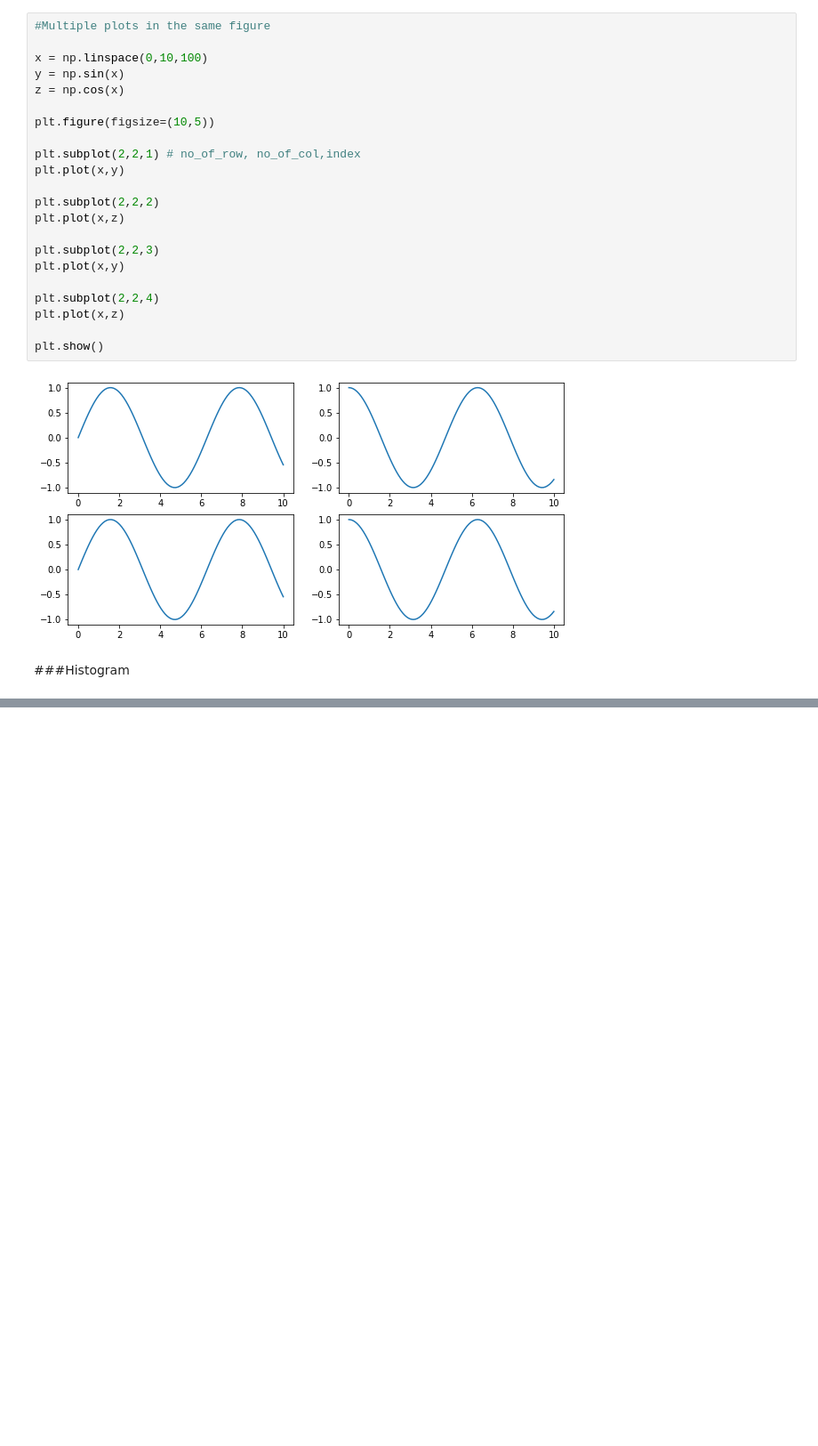
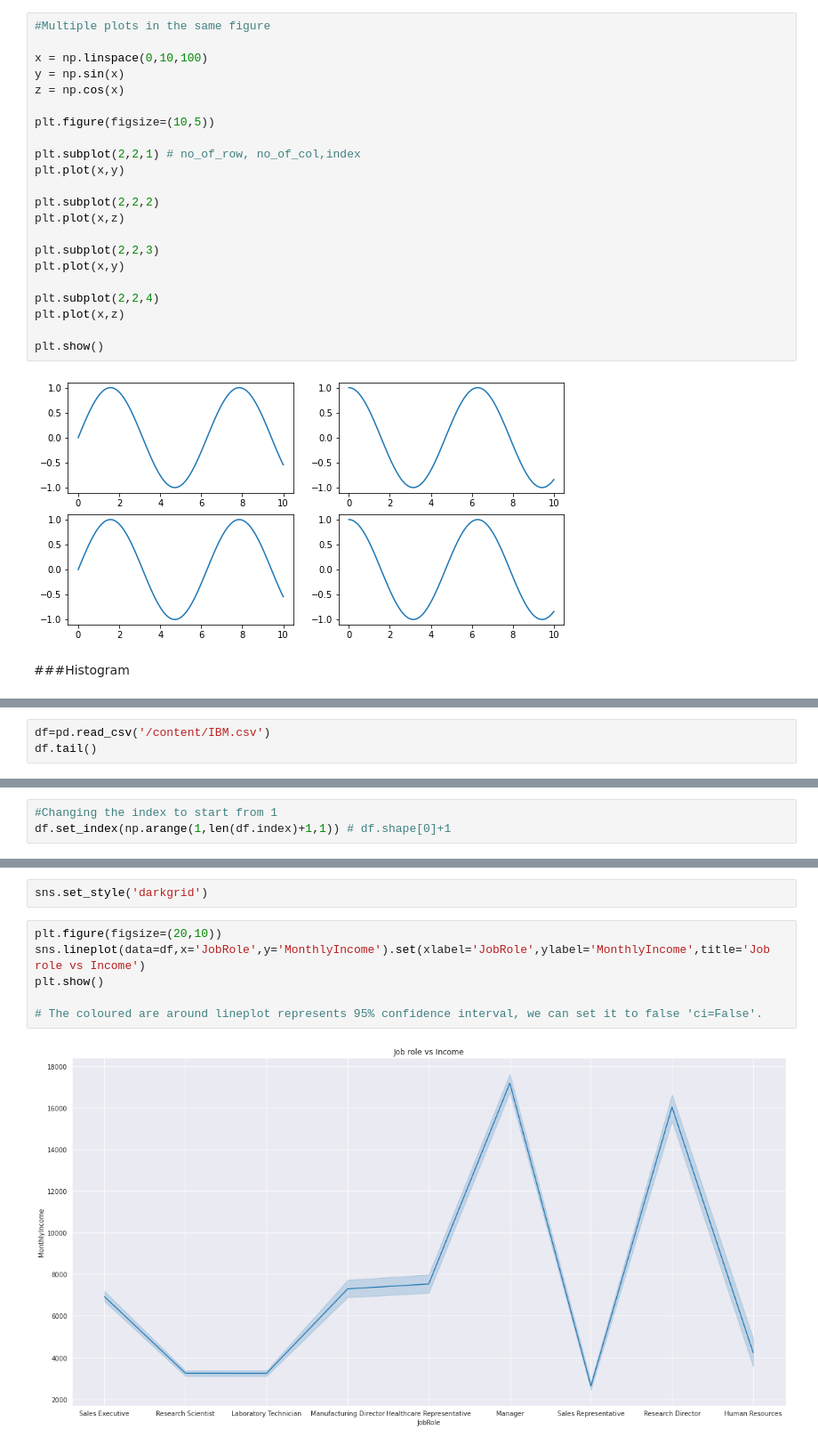
Before and after one commit to Sunny1729-prog/Data-Science-and-Machine-Learning, a Jupyter notebook: $_Class_7_8(DS_&_ML).ipynb, the cells around one changed output, grey strips where cells are left out. Shown: that part at 89% size. Saved outputs shown, nothing was run; the diff lists cells and outputs as text; blank space fills up the shorter version.

```diff
--- a/$_Class_7_8(DS_&_ML).ipynb
+++ b/$_Class_7_8(DS_&_ML).ipynb
@@ -191,0 +258,3 @@ plt.show()
+# %%
+df=pd.read_csv('/content/IBM.csv')
+df.tail()
@@ -191,0 +305,3 @@ plt.show()
+# %%
+#Changing the index to start from 1
+df.set_index(np.arange(1,len(df.index)+1,1)) # df.shape[0]+1
@@ -191,0 +351,10 @@ plt.show()
+# %%
+sns.set_style('darkgrid')
+# %%
+plt.figure(figsize=(20,10))
+sns.lineplot(data=df,x='JobRole',y='MonthlyIncome').set(xlabel='JobRole',ylabel='MonthlyIncome',title='Job role vs Income')
+plt.show()
+
+# The coloured are around lineplot represents 95% confidence interval, we can set it to false 'ci=False'.
+# %% [output]
+[figure, added]
```
Also changed, not shown: parts of 23 cells of this notebook.
